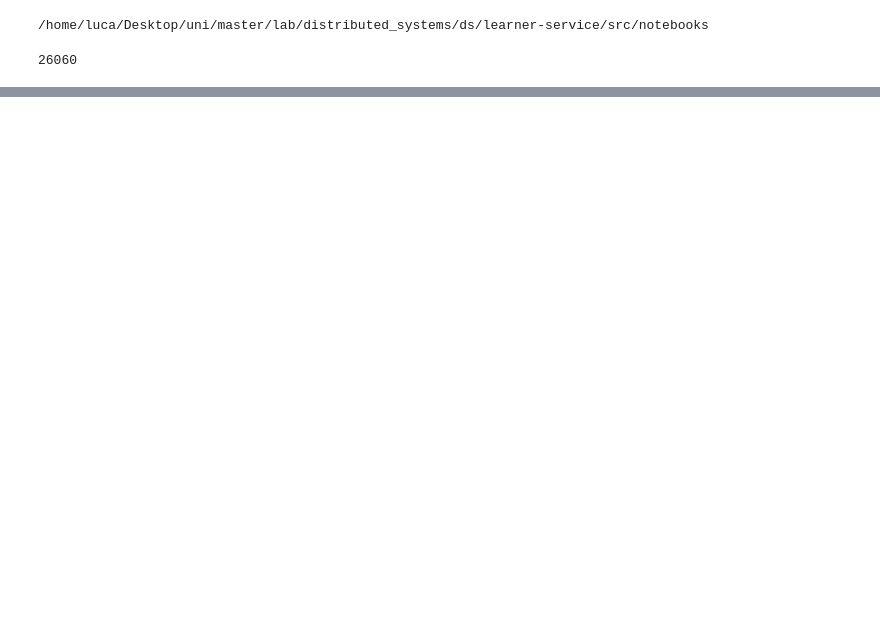
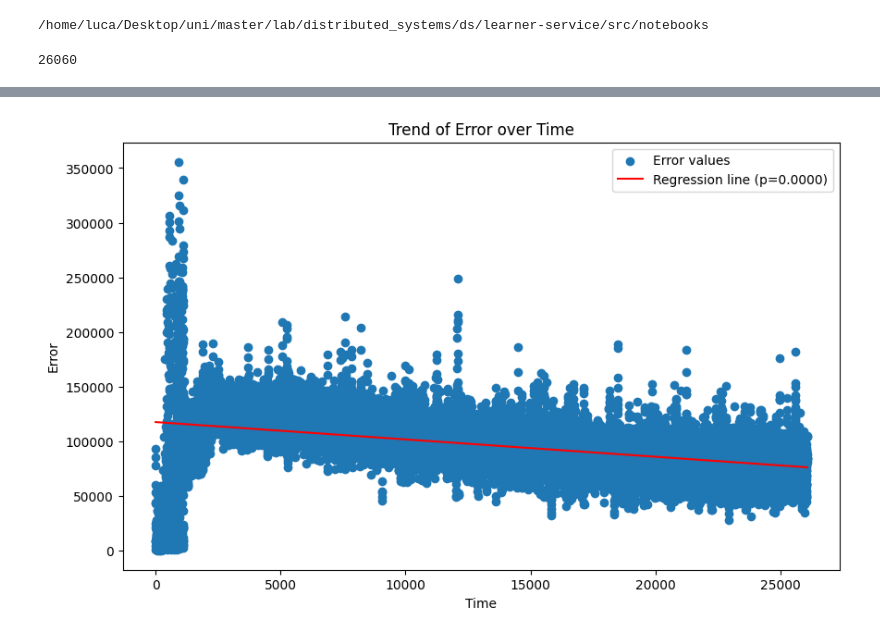
Before and after one commit to DistributedMARLPredatorPrey/learner-service, a Jupyter notebook: src/notebooks/plot_losses.ipynb, the cells around one changed output, grey strips where cells are left out. Drawn from its saved outputs; the diff is of its cells as text; code cells hidden in the pictures; blank space fills up the shorter version.

```diff
--- a/src/notebooks/plot_losses.ipynb
+++ b/src/notebooks/plot_losses.ipynb
@@ -29,0 +32,6 @@ plt.show()
+# %%
+from scipy.stats import linregress
+
+episodes = list(range(len(losses[0])))
+error = list(losses[0][0])  # Predator loss
+slope, intercept, r_value, p_value, std_err = linregress(episodes, error)
@@ -29,0 +56,19 @@ plt.show()
+# %%
+# Plot the data and regression line
+episodes = np.array(episodes)
+
+plt.figure(figsize=(10, 6))
+plt.scatter(episodes, error, label="Error values")
+plt.plot(
+    episodes,
+    intercept + slope * episodes,
+    color="red",
+    label=f"Regression line (p={p_value:.4f})",
+)
+plt.xlabel("Time")
+plt.ylabel("Error")
+plt.title("Trend of Error over Time")
+plt.legend()
+plt.show()
+# %% [output]
+[figure, added]
```
Also changed, not shown: parts of 4 cells of this notebook.
